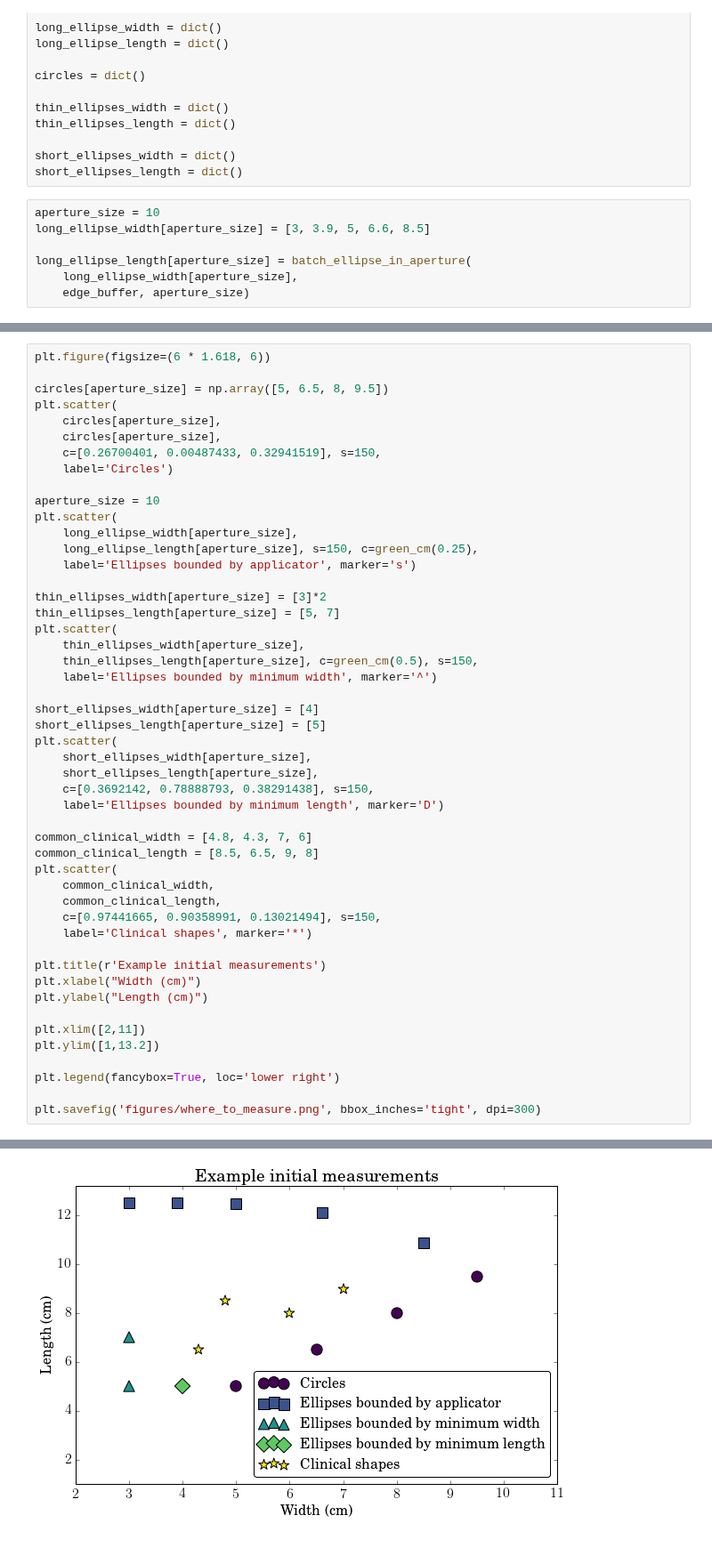
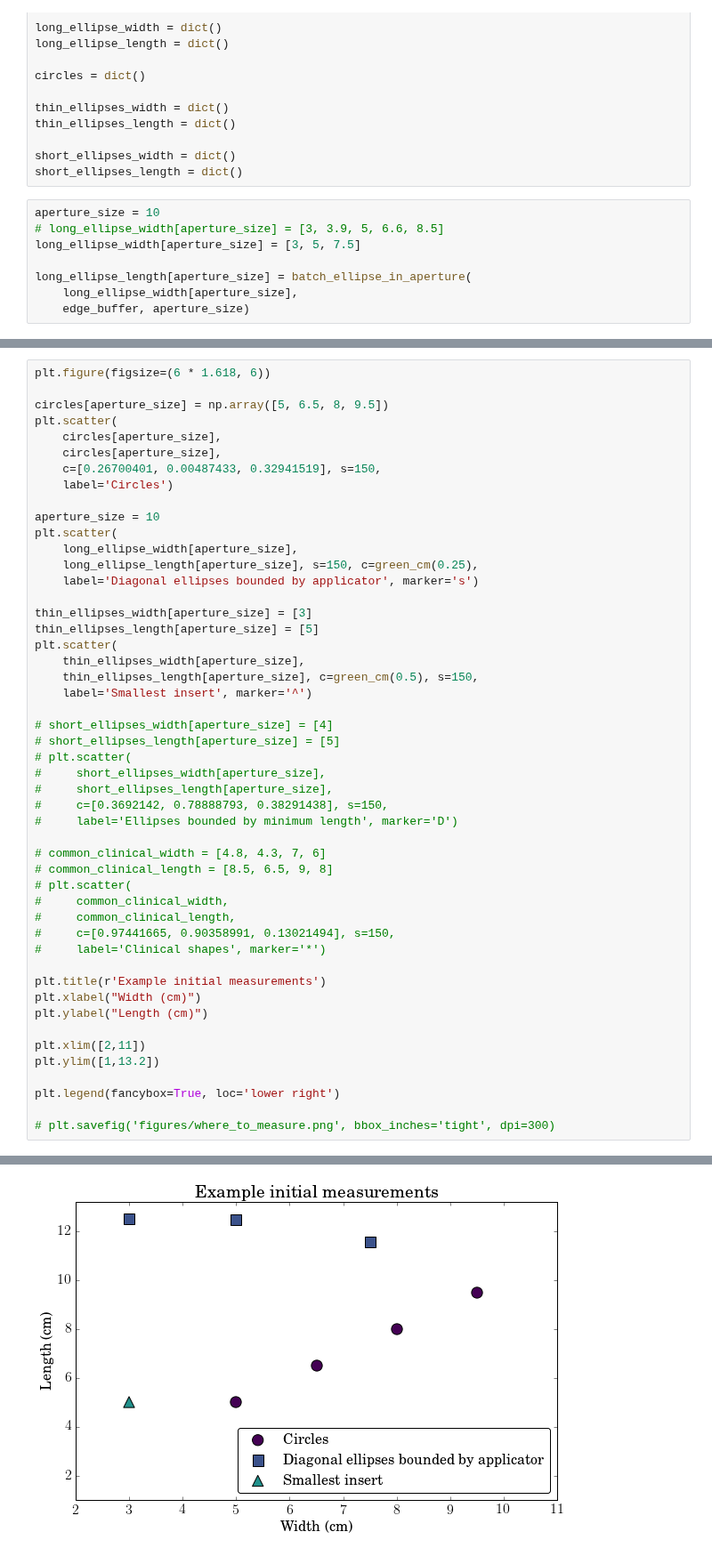
Before and after one commit to SimonBiggs/electronfactors, a Jupyter notebook: examples/Discussion -- Example of where to first measure.ipynb, the cells around one changed output, grey strips where cells are left out. Shown at 89% size. Drawn from its saved outputs; the diff is of its cells as text.

```diff
--- a/examples/Discussion -- Example of where to first measure.ipynb
+++ b/examples/Discussion -- Example of where to first measure.ipynb
@@ -117,7 +118,8 @@ short_ellipses_width = dict()
 short_ellipses_length = dict()
 # %%
 aperture_size = 10
-long_ellipse_width[aperture_size] = [3, 3.9, 5, 6.6, 8.5]
+# long_ellipse_width[aperture_size] = [3, 3.9, 5, 6.6, 8.5]
+long_ellipse_width[aperture_size] = [3, 5, 7.5]
 
 long_ellipse_length[aperture_size] = batch_ellipse_in_aperture(
     long_ellipse_width[aperture_size],
@@ -142,30 +142,30 @@ aperture_size = 10
 plt.scatter(
     long_ellipse_width[aperture_size],
     long_ellipse_length[aperture_size], s=150, c=green_cm(0.25),
-    label='Ellipses bounded by applicator', marker='s')
+    label='Diagonal ellipses bounded by applicator', marker='s')
 
-thin_ellipses_width[aperture_size] = [3]*2
-thin_ellipses_length[aperture_size] = [5, 7]
+thin_ellipses_width[aperture_size] = [3]
+thin_ellipses_length[aperture_size] = [5]
 plt.scatter(
     thin_ellipses_width[aperture_size],
     thin_ellipses_length[aperture_size], c=green_cm(0.5), s=150,
-    label='Ellipses bounded by minimum width', marker='^')
+    label='Smallest insert', marker='^')
 
-short_ellipses_width[aperture_size] = [4]
-short_ellipses_length[aperture_size] = [5]
-plt.scatter(
-    short_ellipses_width[aperture_size],
-    short_ellipses_length[aperture_size],
-    c=[0.3692142, 0.78888793, 0.38291438], s=150,
-    label='Ellipses bounded by minimum length', marker='D')
+# short_ellipses_width[aperture_size] = [4]
+# short_ellipses_length[aperture_size] = [5]
+# plt.scatter(
+#     short_ellipses_width[aperture_size],
+#     short_ellipses_length[aperture_size],
+#     c=[0.3692142, 0.78888793, 0.38291438], s=150,
+#     label='Ellipses bounded by minimum length', marker='D')
 
-common_clinical_width = [4.8, 4.3, 7, 6]
-common_clinical_length = [8.5, 6.5, 9, 8]
-plt.scatter(
-    common_clinical_width,
-    common_clinical_length,
-    c=[0.97441665, 0.90358991, 0.13021494], s=150,
-    label='Clinical shapes', marker='*')
+# common_clinical_width = [4.8, 4.3, 7, 6]
+# common_clinical_length = [8.5, 6.5, 9, 8]
+# plt.scatter(
+#     common_clinical_width,
+#     common_clinical_length,
+#     c=[0.97441665, 0.90358991, 0.13021494], s=150,
+#     label='Clinical shapes', marker='*')
 
 plt.title(r'Example initial measurements')
 plt.xlabel("Width (cm)")
@@ -176,5 +176,5 @@ plt.ylim([1,13.2])
 
 plt.legend(fancybox=True, loc='lower right')
 
-plt.savefig('figures/where_to_measure.png', bbox_inches='tight', dpi=300)
+# plt.savefig('figures/where_to_measure.png', bbox_inches='tight', dpi=300)
 # %% [output]
@@ -181,4 +182,4 @@ plt.savefig('figures/where_to_measure.png', bbox_inches='tight', dpi=300)
-[figure, old version]
+[figure, new version]
 # %%
 width[aperture_size] = np.concatenate([
     circles[aperture_size],
```
Also changed, not shown: parts of 10 cells of this notebook, 5 other files.
